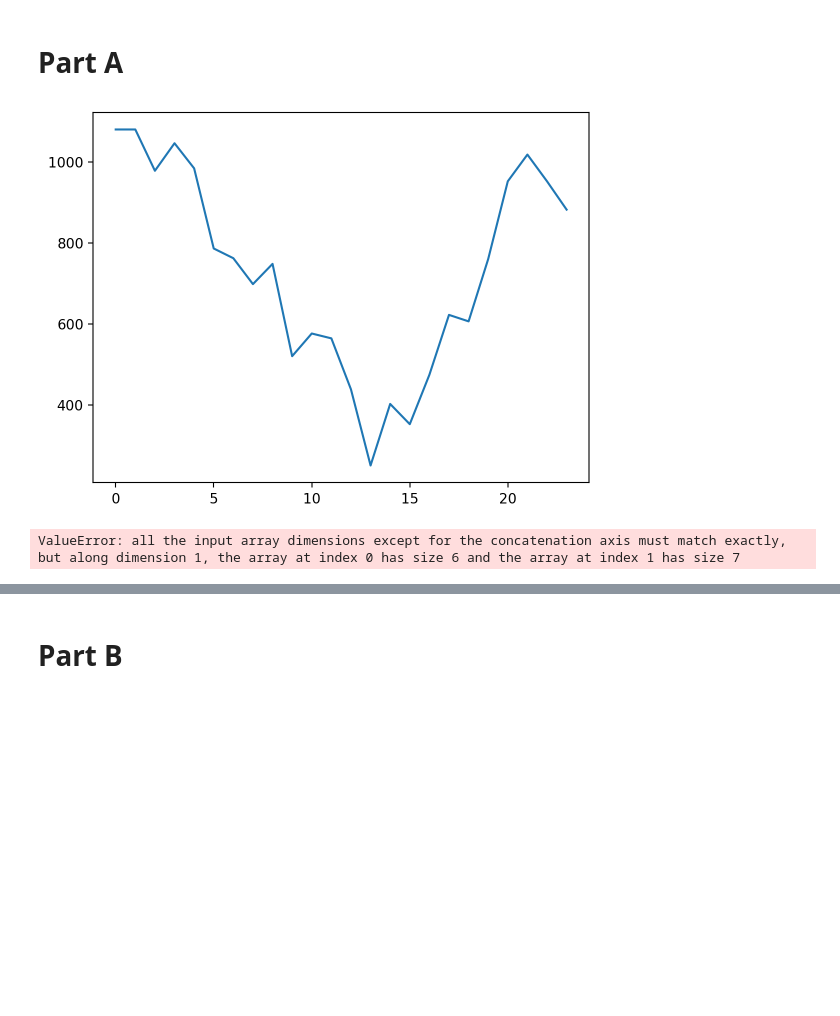
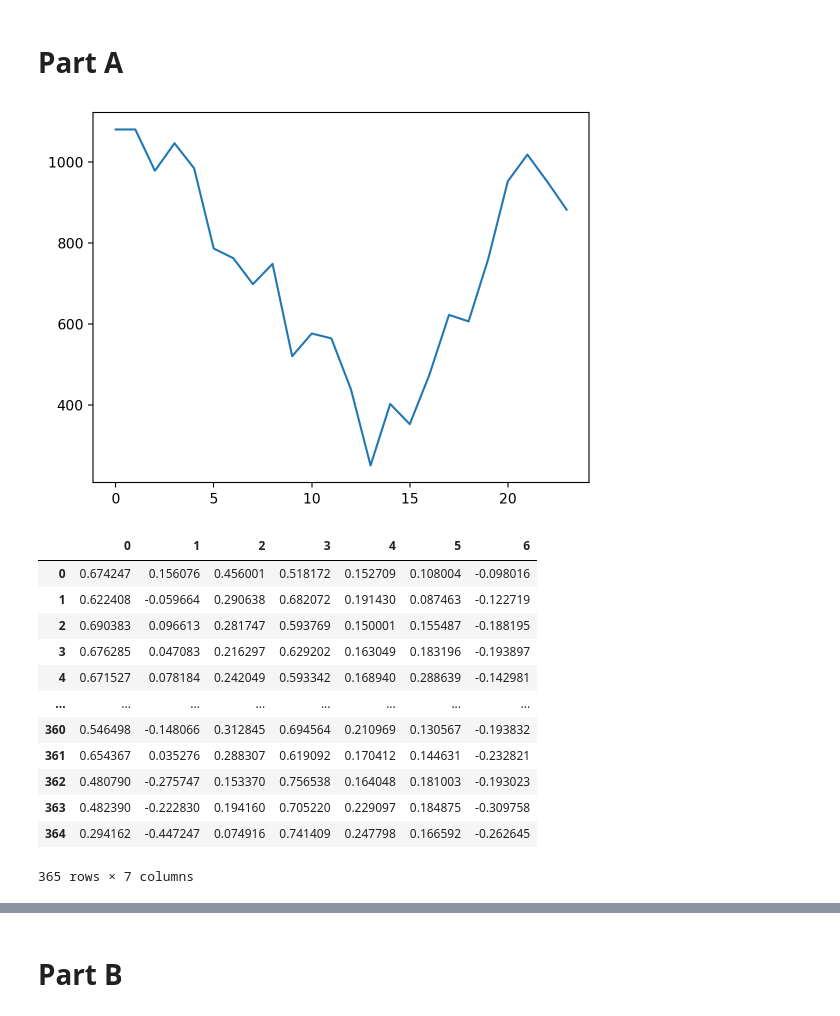
Before and after one commit to davvidbaker/aes-hw-s24, a Jupyter notebook: data-science/customer-classification-project.ipynb, the cells around one changed output, grey strips where cells are left out. Drawn from its saved outputs; the diff is of its cells as text; code cells hidden in the pictures; blank space fills up the shorter version.

```diff
--- a/data-science/customer-classification-project.ipynb
+++ b/data-science/customer-classification-project.ipynb
@@ -59,35 +59,47 @@ def energy(day):
 def max_ramp(day):
     return np.max((np.gradient(day)))
 
 
 def min_ramp(day):
     return np.min((np.gradient(day)))
 
 
 # attribute_array = []
-attribute_array = np.empty((0, 6))
+attribute_array = np.empty((0, 7))
 for i in range(len(all_days)):
     day = all_days[i]
     attribute_array = np.append(
         attribute_array,
         [
             [
                 max_w(day),
                 min_w(day),
                 avg_w(day),
                 diff_w(day),
                 std(day),
                 max_ramp(day),
                 min_ramp(day),
             ]
         ],
         axis=0,
     )
 attribute_array = preprocessing.normalize(attribute_array, norm="l2")
 pd.DataFrame(attribute_array)
 # %% [output]
 [figure]
+|  | 0 | 1 | 2 | 3 | 4 | 5 | 6 |
+| 0 | 0.674247 | 0.156076 | 0.456001 | 0.518172 | 0.152709 | 0.108004 | -0.098016 |
+| 1 | 0.622408 | -0.059664 | 0.290638 | 0.682072 | 0.191430 | 0.087463 | -0.122719 |
+| 2 | 0.690383 | 0.096613 | 0.281747 | 0.593769 | 0.150001 | 0.155487 | -0.188195 |
+| 3 | 0.676285 | 0.047083 | 0.216297 | 0.629202 | 0.163049 | 0.183196 | -0.193897 |
+| 4 | 0.671527 | 0.078184 | 0.242049 | 0.593342 | 0.168940 | 0.288639 | -0.142981 |
+| ... | ... | ... | ... | ... | ... | ... | ... |
+| 360 | 0.546498 | -0.148066 | 0.312845 | 0.694564 | 0.210969 | 0.130567 | -0.193832 |
+| 361 | 0.654367 | 0.035276 | 0.288307 | 0.619092 | 0.170412 | 0.144631 | -0.232821 |
+| 362 | 0.480790 | -0.275747 | 0.153370 | 0.756538 | 0.164048 | 0.181003 | -0.193023 |
+| 363 | 0.482390 | -0.222830 | 0.194160 | 0.705220 | 0.229097 | 0.184875 | -0.309758 |
+| 364 | 0.294162 | -0.447247 | 0.074916 | 0.741409 | 0.247798 | 0.166592 | -0.262645 |
-ValueError: all the input array dimensions except for the concatenation axis must match exactly, but along dimension 1, the array at index 0 has size 6 and the array at index 1 has size 7
+365 rows × 7 columns
 # %%
 import seaborn as sns
 
```
Also changed, not shown: parts of 4 cells of this notebook, 1 other file.
